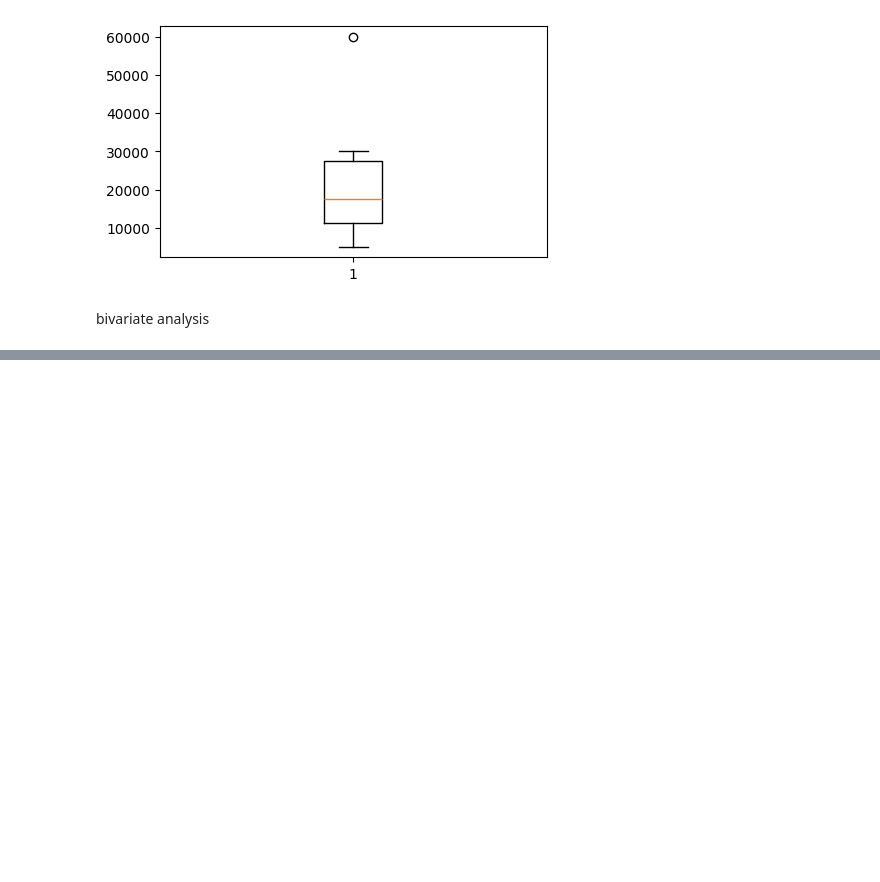
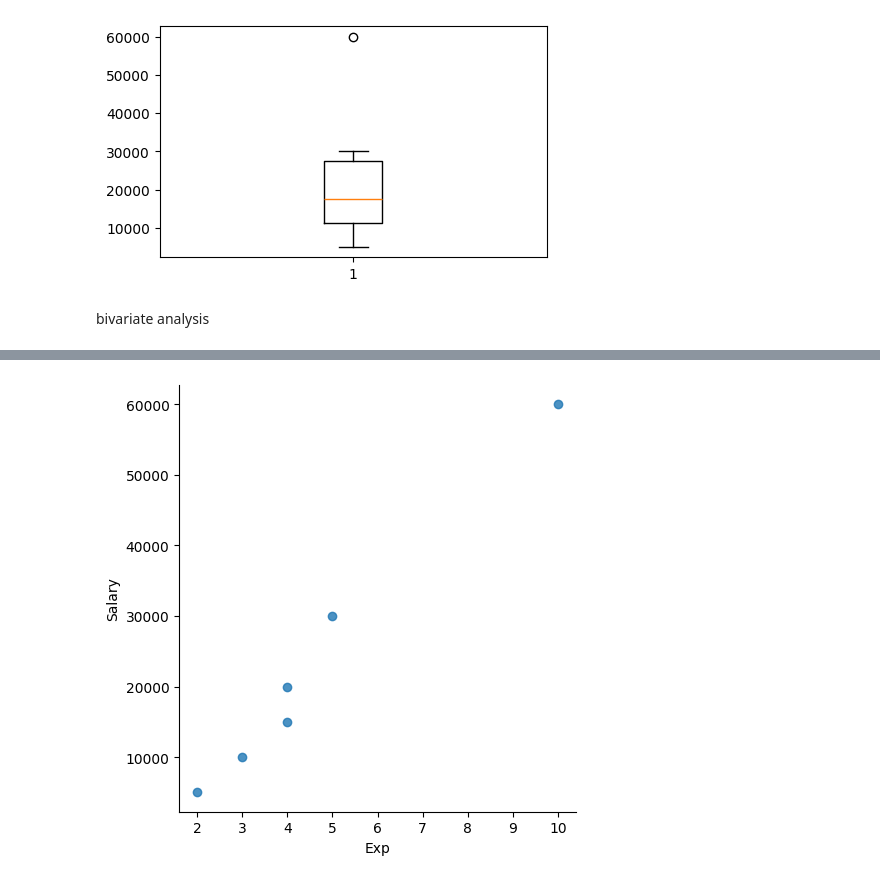
Before and after one commit to ApoorvaReddy17/practice, a Jupyter notebook: Data_Cleansing.ipynb, the cells around one changed output, grey strips where cells are left out. Saved outputs shown, nothing was run; the diff lists cells and outputs as text; code cells hidden in the pictures; blank space fills up the shorter version.

```diff
--- a/Data_Cleansing.ipynb
+++ b/Data_Cleansing.ipynb
@@ -402,0 +403,4 @@ vis4=sns.lmplot(data=clean_data,x='Exp',y='Salary')
+# %%
+vis5=sns.lmplot(data=clean_data,x='Exp',y='Salary',fit_reg=False)
+# %% [output]
+[figure, added]
```
Also changed, not shown: parts of 14 cells of this notebook.
